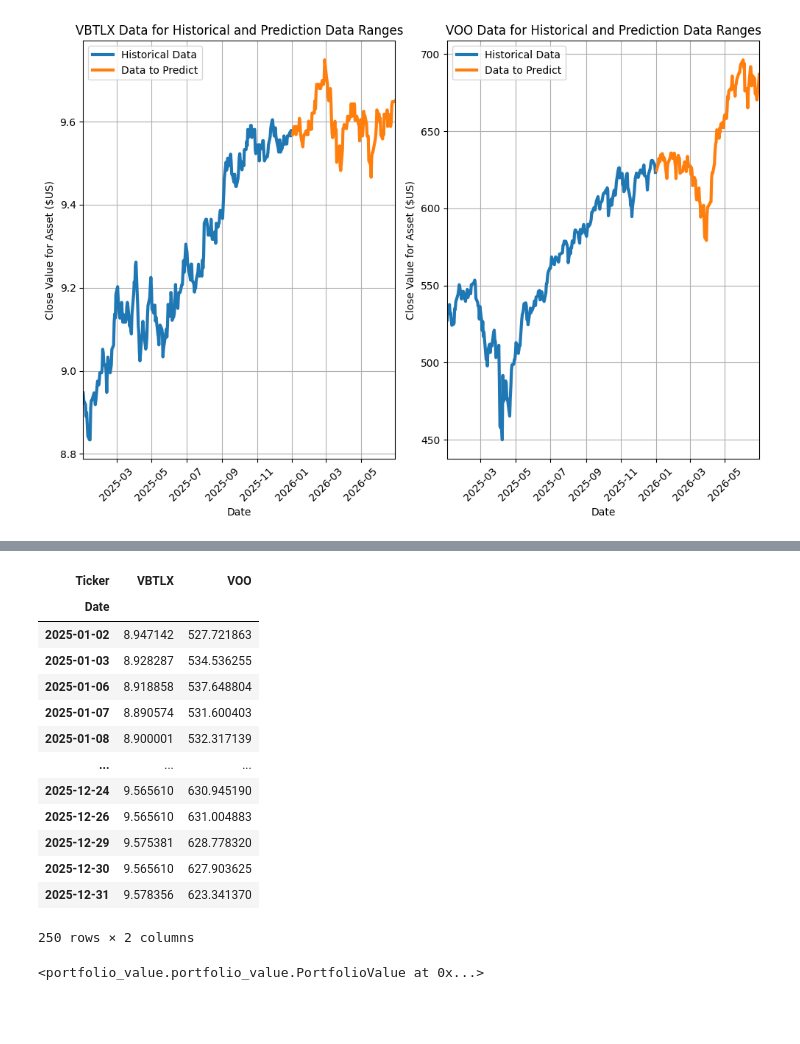
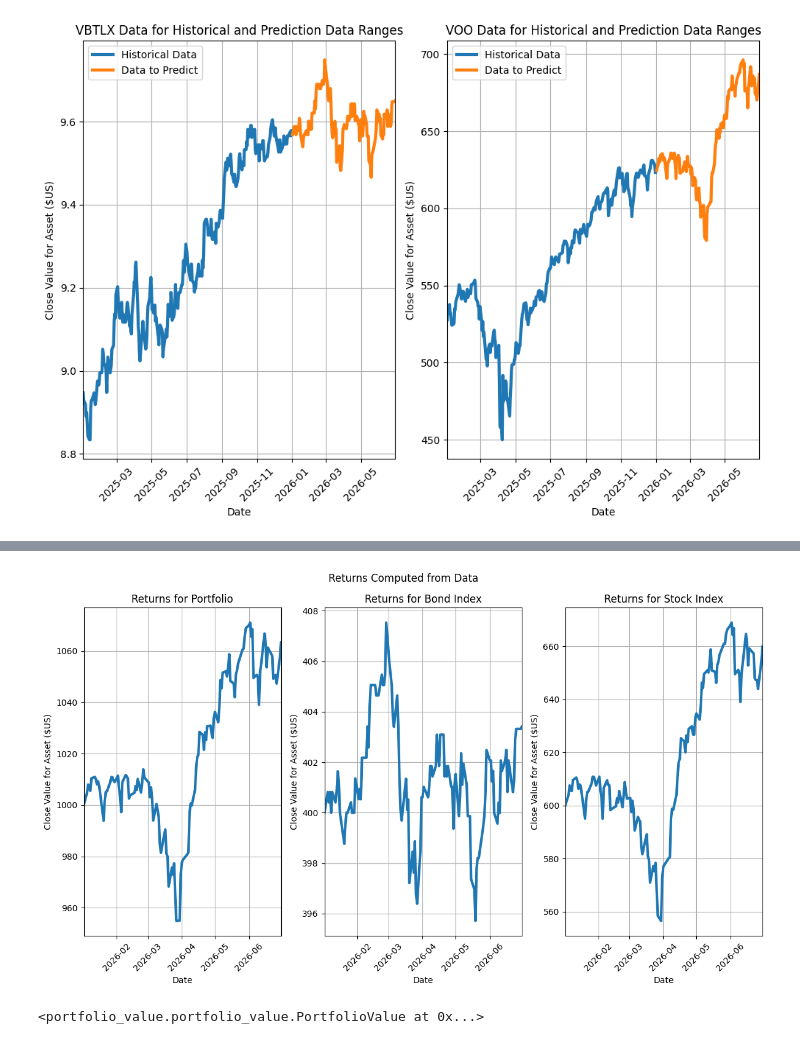
Before and after one commit to spcarte/portfolio_value, a Jupyter notebook: docs/portfolio_example.ipynb, the cells around one changed output, grey strips where cells are left out. Saved outputs shown, nothing was run; the diff lists cells and outputs as text; code cells hidden in the pictures; blank space fills up the shorter version.

Commit message:
Added an example for the portfolio value object.

```diff
--- a/docs/portfolio_example.ipynb
+++ b/docs/portfolio_example.ipynb
@@ -60,20 +47,31 @@ plt.tight_layout()
-# %%
-fund_data['Close']['2025-01-02':'2025-12-31']
-# %% [output]
-| Ticker | VBTLX | VOO |
-| Date |  |  |
-| 2025-01-02 | 8.947142 | 527.721863 |
-| 2025-01-03 | 8.928287 | 534.536255 |
-| 2025-01-06 | 8.918858 | 537.648804 |
-| 2025-01-07 | 8.890574 | 531.600403 |
-| 2025-01-08 | 8.900001 | 532.317139 |
-| ... | ... | ... |
-| 2025-12-24 | 9.565610 | 630.945190 |
-| 2025-12-26 | 9.565610 | 631.004883 |
-| 2025-12-29 | 9.575381 | 628.778320 |
-| 2025-12-30 | 9.565610 | 627.903625 |
-| 2025-12-31 | 9.578356 | 623.341370 |
-250 rows × 2 columns
+# %%
+fig, ax = plt.subplots(1,3,figsize=(12,7))
+
+ind=0
+ax[ind].plot(fund_data['2026-01-01':'2026-7-1'].index, total_value, linewidth=3)
+ax[ind].grid(); ax[ind].set_xlabel('Date'); ax[ind].set_ylabel('Close Value for Asset ($US)')
+ax[ind].set_xlim(left=min(fund_data['2026-01-01':'2026-7-1'].index),
+                 right=max(fund_data['2026-01-01':'2026-7-1'].index))
+ax[ind].tick_params(axis='x', labelrotation=45); ax[ind].set_title('Returns for Portfolio')
+
+ind=1
+ax[ind].plot(fund_data['2026-01-01':'2026-7-1'].index, bond_value, linewidth=3)
+ax[ind].grid(); ax[ind].set_xlabel('Date'); ax[ind].set_ylabel('Close Value for Asset ($US)')
+ax[ind].set_xlim(left=min(fund_data['2026-01-01':'2026-7-1'].index),
+                 right=max(fund_data['2026-01-01':'2026-7-1'].index))
+ax[ind].tick_params(axis='x', labelrotation=45); ax[ind].set_title('Returns for Bond Index')
+
+ind=2
+ax[ind].plot(fund_data['2026-01-01':'2026-7-1'].index, stock_value, linewidth=3)
+ax[ind].grid(); ax[ind].set_xlabel('Date'); ax[ind].set_ylabel('Close Value for Asset ($US)')
+ax[ind].set_xlim(left=min(fund_data['2026-01-01':'2026-7-1'].index),
+                 right=max(fund_data['2026-01-01':'2026-7-1'].index))
+ax[ind].tick_params(axis='x', labelrotation=45); ax[ind].set_title('Returns for Stock Index')
+
+fig.suptitle('Returns Computed from Data')
+fig.tight_layout()
+# %% [output]
+[figure, added]
 # %%
 allocations = pd.DataFrame({'VBTLX':[fund_allocations['VBTLX']*100, fund_allocations['VBTLX']*100],
                             'VOO':[fund_allocations['VOO']*100, fund_allocations['VOO']*100]},
```
Also changed, not shown: parts of 5 cells of this notebook.
